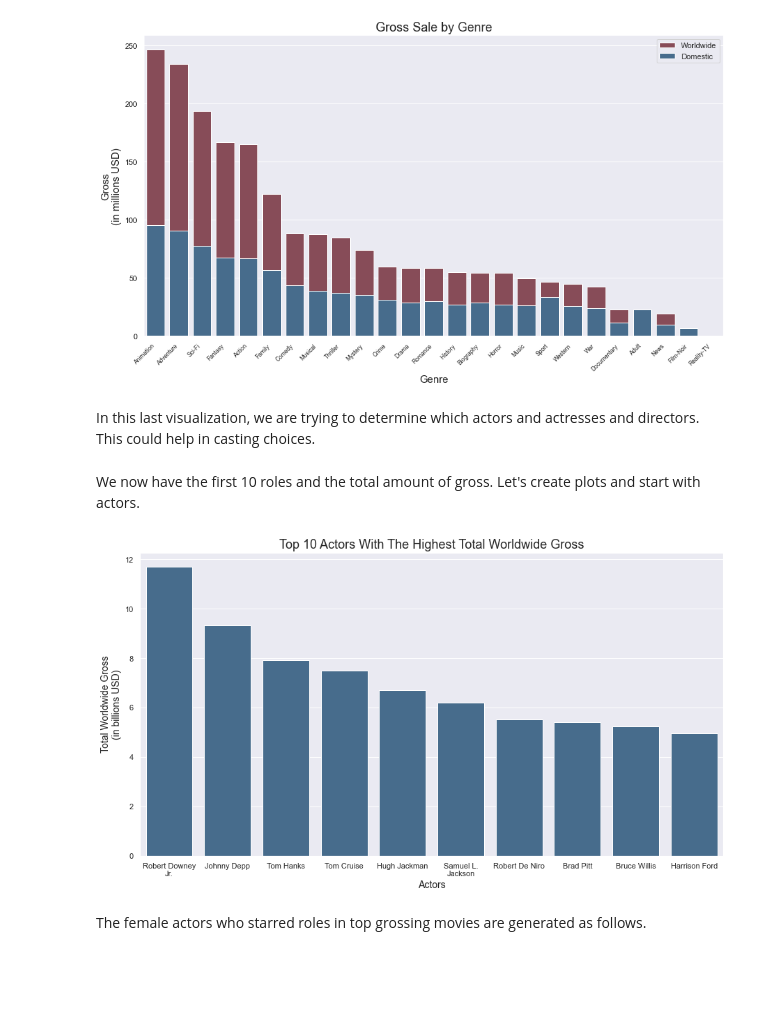
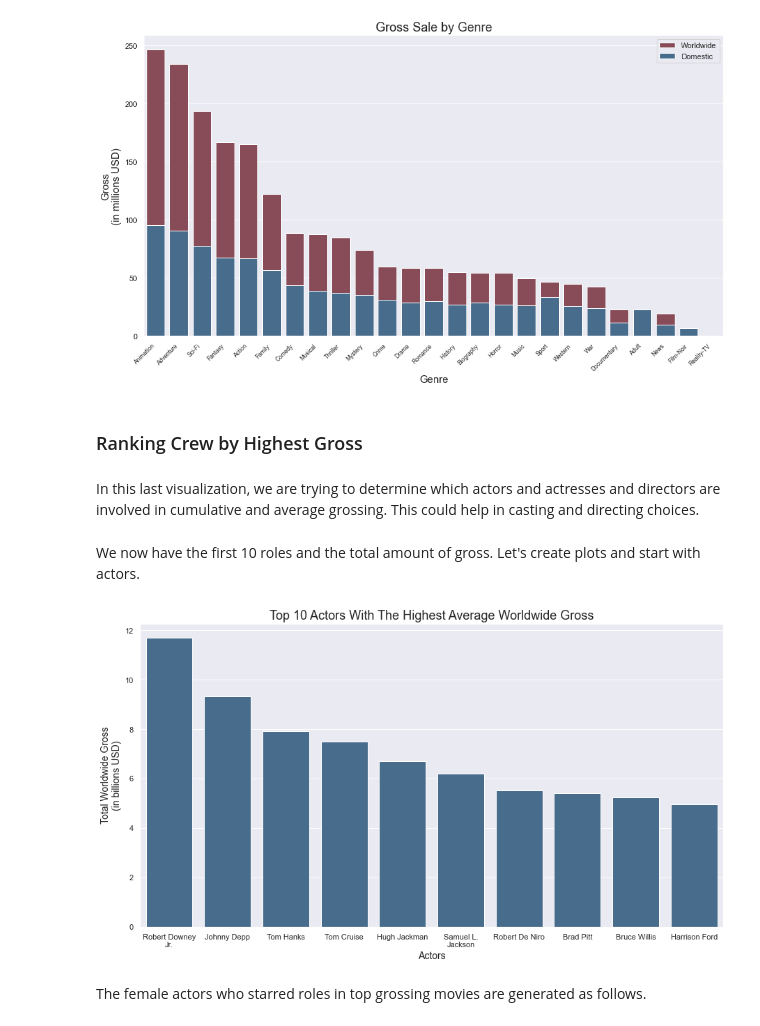
Before and after one commit to afanta-fi/Microsoft_in_The_Movie_Business, a Jupyter notebook: Microsoft_movie_business.ipynb, the cells around one changed output. Saved outputs shown, nothing was run; the diff lists cells and outputs as text; code cells hidden in the pictures; blank space fills up the shorter version.

```diff
--- a/Microsoft_movie_business.ipynb
+++ b/Microsoft_movie_business.ipynb
@@ -952,8 +985,10 @@ s1.legend();
 plt.savefig('images/gross_by_genre.png')
 # %% [output]
 [figure]
+# %% [markdown]
+### Ranking Crew by Highest Gross
 # %% [markdown]
-In this last visualization, we are trying to determine which actors and actresses and directors. This could help in casting choices.
+In this last visualization, we are trying to determine which actors and actresses and directors are involved in cumulative and average grossing. This could help in casting and directing choices.
 # %%
 #Load only actors, actresses, directors and writers in leading roles
 top_roles = ['actor_1','actress_1','director_1','writer_1']
@@ -975,27 +1010,27 @@ We now have the first 10 roles and the total amount of gross. Let's create plots
 # %%
 #Set image size
 sns.set(rc={"figure.figsize":(15, 8)})
 #Get keys and values from the actor_1 dictionary
 keys = list(actor_1.keys())
 vals = list(actor_1.values())
 vals = [i/1e9 for i in vals]
 ax = sns.barplot(x=keys,
             y=vals,
             color="#3C6D97")
 ax.set_xlabel('Actors',fontsize=14)
 ax.set_ylabel('Total Worldwide Gross\n(in billions USD)',fontsize=14)
-ax.set_title('Top 10 Actors With The Highest Total Worldwide Gross',fontsize=18);
+ax.set_title('Top 10 Actors With The Highest Average Worldwide Gross',fontsize=18);
 labels = ax.axes.get_xticklabels()
 # fix the labels
 for v in labels:
     text = v.get_text()
     text = '\n'.join(wrap(text,15))
     v.set_text(text)
 # set the new labels
 ax.axes.set_xticklabels(labels);
-plt.savefig('images/top_grossing_actors.png')
+plt.savefig('images/top_grossing_actors_total.png')
 # %% [output]
-[figure, old version]
+[figure, new version]
 # %% [markdown]
 The female actors who starred roles in top grossing movies are generated as follows.
 # %%
```
Also changed, not shown: parts of 30 cells of this notebook, 2 other files.
